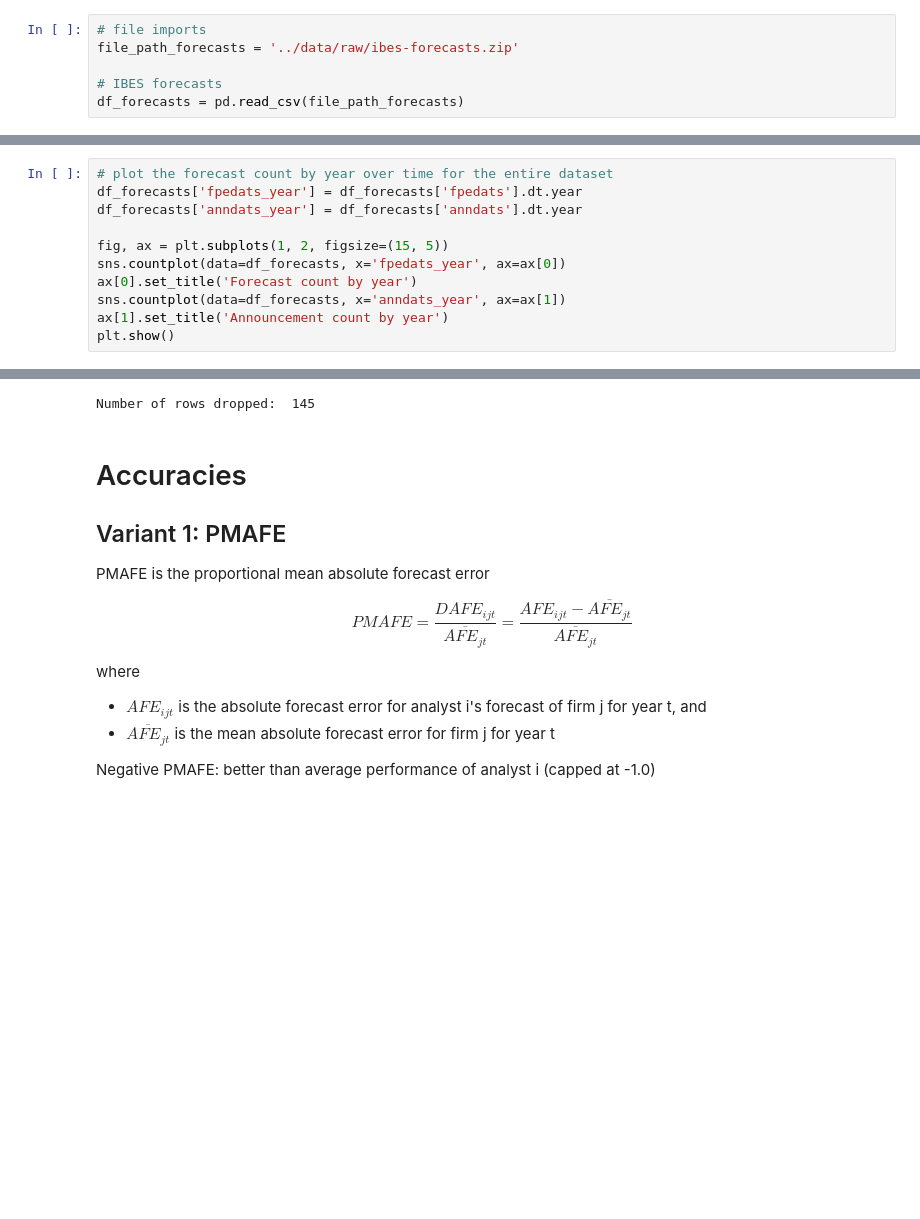
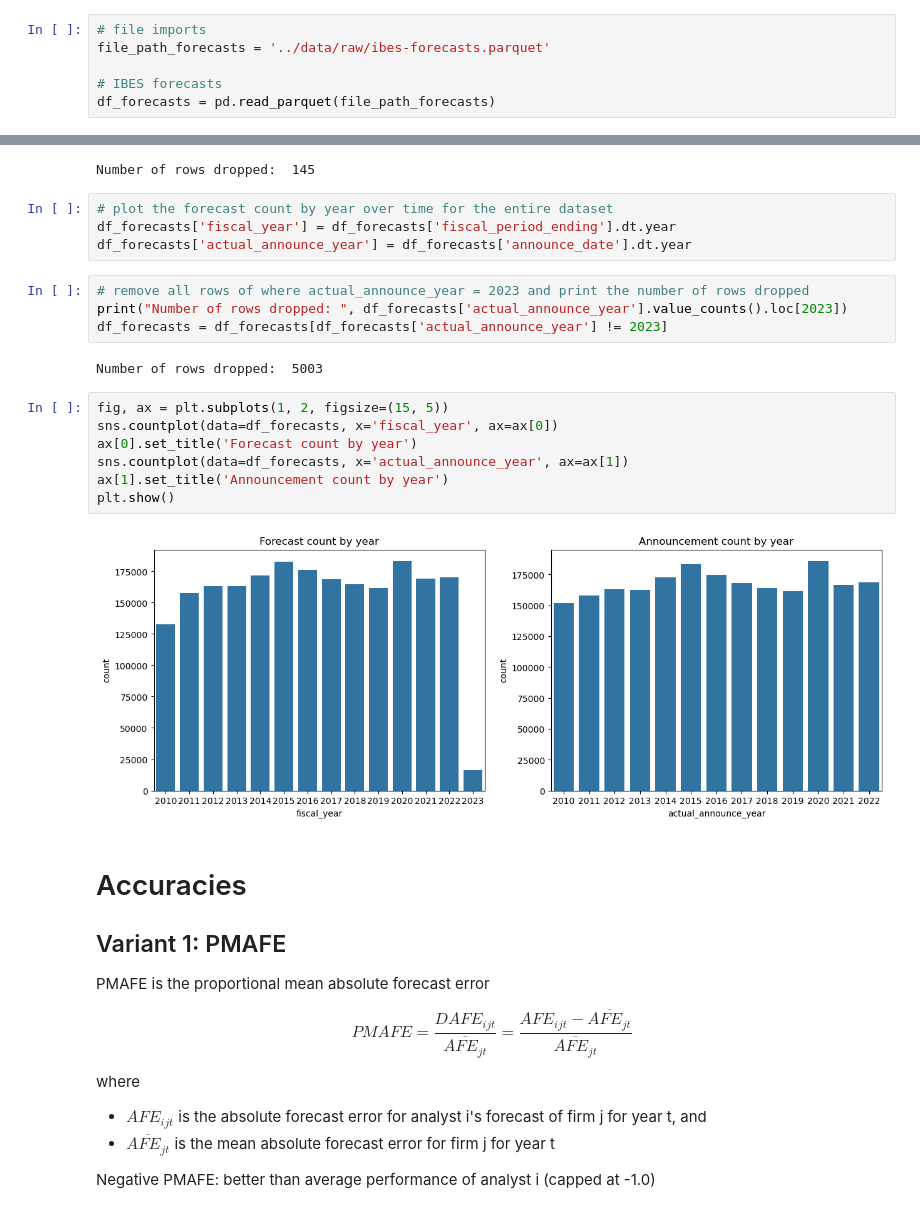
Before and after one commit to moshchev/gsfm_SS24, a Jupyter notebook: notebooks/preprocessing_and_dv.ipynb, the cells around one changed output, grey strips where cells are left out. Saved outputs shown, nothing was run; the diff lists cells and outputs as text; blank space fills up the shorter version.

```diff
--- a/notebooks/preprocessing_and_dv.ipynb
+++ b/notebooks/preprocessing_and_dv.ipynb
@@ -8,10 +8,10 @@ import os
 # Imports
 # %%
 # file imports
-file_path_forecasts = '../data/raw/ibes-forecasts.zip'
+file_path_forecasts = '../data/raw/ibes-forecasts.parquet'
 
 # IBES forecasts
-df_forecasts = pd.read_csv(file_path_forecasts)
+df_forecasts = pd.read_parquet(file_path_forecasts)
 # %%
 df_forecasts.head()
 # %% [output]
@@ -102,11 +86,0 @@ print(df_forecasts['anndats'].max())
-# %%
-# plot the forecast count by year over time for the entire dataset
-df_forecasts['fpedats_year'] = df_forecasts['fpedats'].dt.year
-df_forecasts['anndats_year'] = df_forecasts['anndats'].dt.year
-
-fig, ax = plt.subplots(1, 2, figsize=(15, 5))
-sns.countplot(data=df_forecasts, x='fpedats_year', ax=ax[0])
-ax[0].set_title('Forecast count by year')
-sns.countplot(data=df_forecasts, x='anndats_year', ax=ax[1])
-ax[1].set_title('Announcement count by year')
-plt.show()
@@ -152,6 +124,25 @@ print("Number of rows dropped: ", df_forecasts['estimated_eps'].isna().sum())
 df_forecasts = df_forecasts.dropna(subset=['estimated_eps'])
 # %% [output]
 Number of rows dropped:  145
+# %%
+# plot the forecast count by year over time for the entire dataset
+df_forecasts['fiscal_year'] = df_forecasts['fiscal_period_ending'].dt.year
+df_forecasts['actual_announce_year'] = df_forecasts['announce_date'].dt.year
+# %%
+# remove all rows of where actual_announce_year = 2023 and print the number of rows dropped
+print("Number of rows dropped: ", df_forecasts['actual_announce_year'].value_counts().loc[2023])
+df_forecasts = df_forecasts[df_forecasts['actual_announce_year'] != 2023]
+# %% [output]
+Number of rows dropped:  5003
+# %%
+fig, ax = plt.subplots(1, 2, figsize=(15, 5))
+sns.countplot(data=df_forecasts, x='fiscal_year', ax=ax[0])
+ax[0].set_title('Forecast count by year')
+sns.countplot(data=df_forecasts, x='actual_announce_year', ax=ax[1])
+ax[1].set_title('Announcement count by year')
+plt.show()
+# %% [output]
+[figure, added]
 # %% [markdown]
 # Accuracies
 
```
Also changed, not shown: parts of 5 cells of this notebook, 1 other file.
